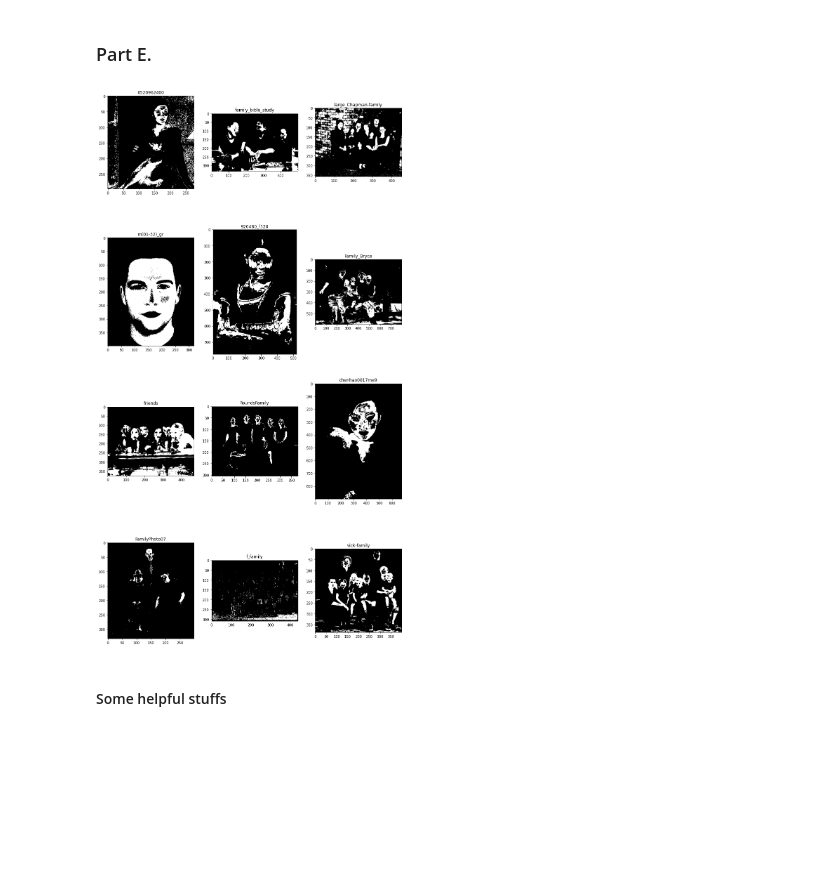
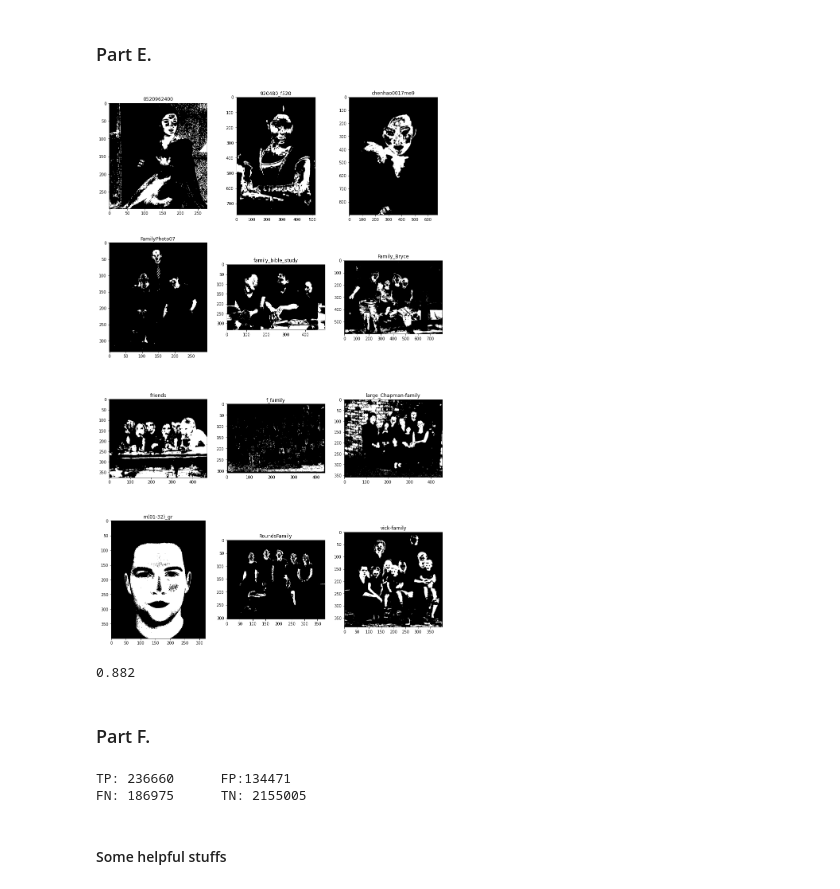
Before and after one commit to nahbos/AUT-Pattern-Recognition, a Jupyter notebook: SPR_HW2/EX02_Q6.ipynb, the cells around one changed output. Saved outputs shown, nothing was run; the diff lists cells and outputs as text; code cells hidden in the pictures; blank space fills up the shorter version.

```diff
--- a/SPR_HW2/EX02_Q6.ipynb
+++ b/SPR_HW2/EX02_Q6.ipynb
@@ -154,7 +154,7 @@ def BC(skin_liklihood, noSkin_liklihood, thresh=0.0):
         posteriors.append(np.add(np.log(noSkin_prior), np.log(noSkn)))
 
         idx = np.argmax(posteriors)
-        predictions.append(0 if idx == 1 else 255)
+        predictions.append([0, 0, 0] if idx == 1 else [255, 255, 255])
 
     return predictions
 # %%
@@ -162,7 +162,7 @@ def skinDetection(img_name, thresh=0.0):
 
     img = Image.open(img_name).convert('RGB')
     w, h = img.size
-    blank = np.zeros((h, w), dtype=int)
+    blank = np.zeros((h, w, 3), dtype=int)
 
     for j in range(h):
         skin_liklihood = cal_probability_density(skin_mean, skin_cov, np.array(img)[j])
@@ -171,18 +171,18 @@ def skinDetection(img_name, thresh=0.0):
 
     return blank
 # %%
-fig, ax = plt.subplots(10, 2, figsize=(12, 50))
-images = ['trump_tie_1.jpg', 'trump_tie_2.jpg']
+images = ['trump_tie_2.jpg', 'trump_tie_1.jpg']
 
 for i in range(2):
+    fig, ax = plt.subplots(5, 2, figsize=(12, 25))
     img_name = './inputs/P6/{}'.format(images[i])
     idx = 0
     for thresh in np.arange(0.0, 0.5, 0.05):
         thresh = round(thresh, 2)
         blank = skinDetection(img_name, thresh)
-        ax[idx, i].imshow(blank, cmap='gray')
-        ax[idx, i].set_title('Threshold: {}'.format(thresh))
+        ax[np.divmod(idx, 2)[0], np.divmod(idx, 2)[1]].imshow(blank, cmap='gray')
+        ax[np.divmod(idx, 2)[0], np.divmod(idx, 2)[1]].set_title('Threshold: {}'.format(thresh))
         idx += 1
 
-plt.show()
+    plt.show()
 # %% [output]
@@ -235,11 +236,11 @@ images = ['trump_tie_1.jpg', 'trump_tie_2.jpg']
 
 for k in range(2):
     distances, h, w = cal_distance(images[k], [skin_prototype, noSkin_prototype])
-    blank = np.zeros((h, w), dtype=int)
+    blank = np.zeros((h, w, 3), dtype=int)
     for j in range(0, h):
         for i in range(0, w):
             idx = np.argmin([distances[0][j][i] + 60, distances[1][j][i]])
-            blank[j][i] = 0 if idx == 1 else 255
+            blank[j][i] = [0, 0, 0] if idx == 1 else [255, 255, 255]
 
     ax[k].imshow(blank, cmap='gray')
     ax[k].set_title('{}'.format(images[k].split('.')[0]))
@@ -251,14 +252,14 @@ for k in range(2):
 test = get_data_paths("./inputs/P6/pratheepan/test/images")
 test_masks = get_data_paths("./inputs/P6/pratheepan/test/groundtruth")
 # %%
-fig, ax = plt.subplots(4, 3, figsize=(15, 30))
-
-for i in range(0, len(test)):
+fig, ax = plt.subplots(4, 3, figsize=(15, 25))
+predicted_images = []
+for i in range(len(test)):
     img_name = test[i]
     blank = skinDetection(img_name)
-    ax[np.mod(i, 4), np.remainder(i, 3)].imshow(blank, cmap='gray')
-    ax[np.mod(i, 4), np.remainder(i, 3)].set_title('{}'.format(img_name.split('\\')[-1].split('.')[0]))
-
+    ax[np.divmod(i, 3)[0], np.divmod(i, 3)[1]].imshow(blank, cmap='gray')
+    ax[np.divmod(i, 3)[0], np.divmod(i, 3)[1]].set_title('{}'.format(img_name.split('\\')[-1].split('.')[0]))
+    predicted_images.append(blank)
 plt.show()
 # %% [output]
-[figure, old version]
+[figure, new version]
@@ -264,0 +289,12 @@ plt.show()
+# %%
+accuracy, TP, TN, FP, FN = evaluate(predicted_images)
+print(round(accuracy, 3))
+# %% [output]
+0.882
+# %% [markdown]
+### Part F.
+# %%
+print("TP: {}\tFP:{}\nFN: {}\tTN: {}".format(TP, FP, FN, TN))
+# %% [output]
+TP: 236660      FP:134471
+FN: 186975      TN: 2155005
```
Also changed, not shown: parts of 4 cells of this notebook.
